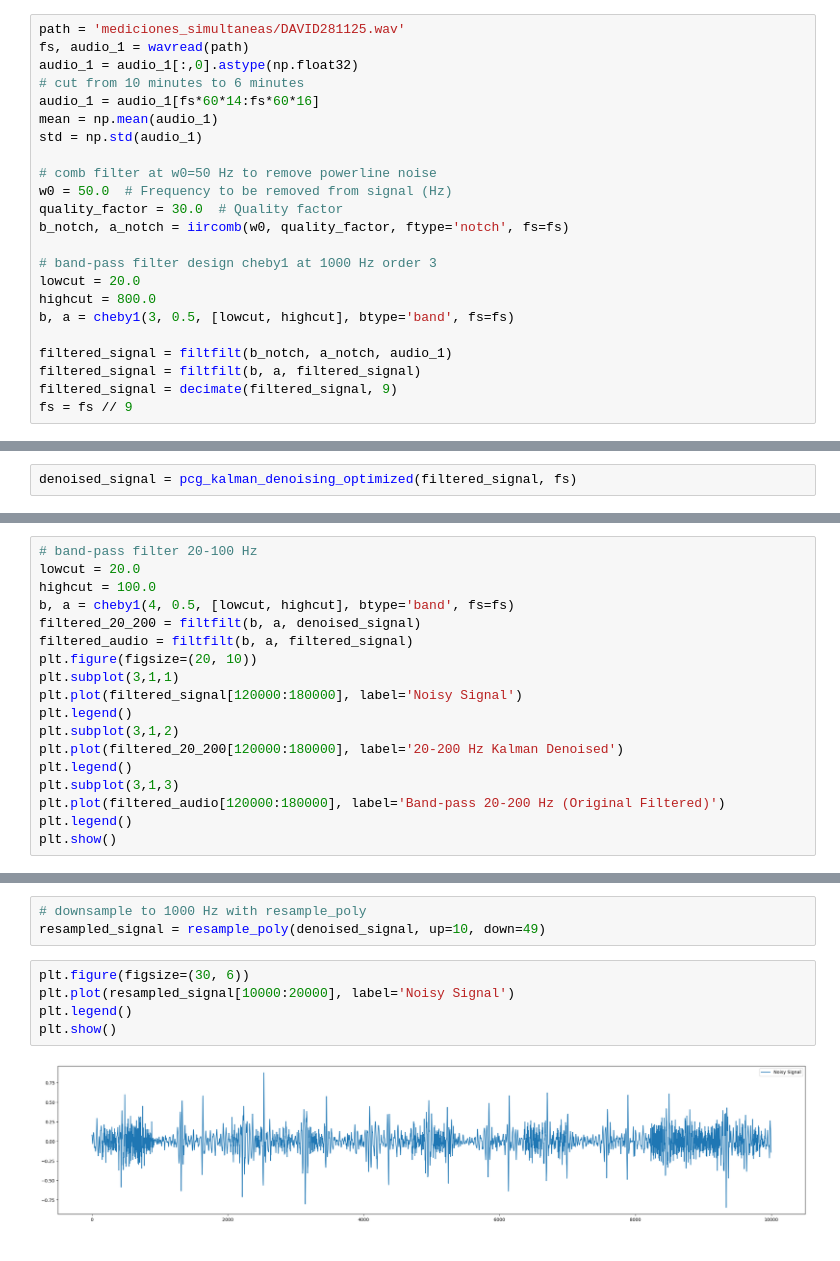
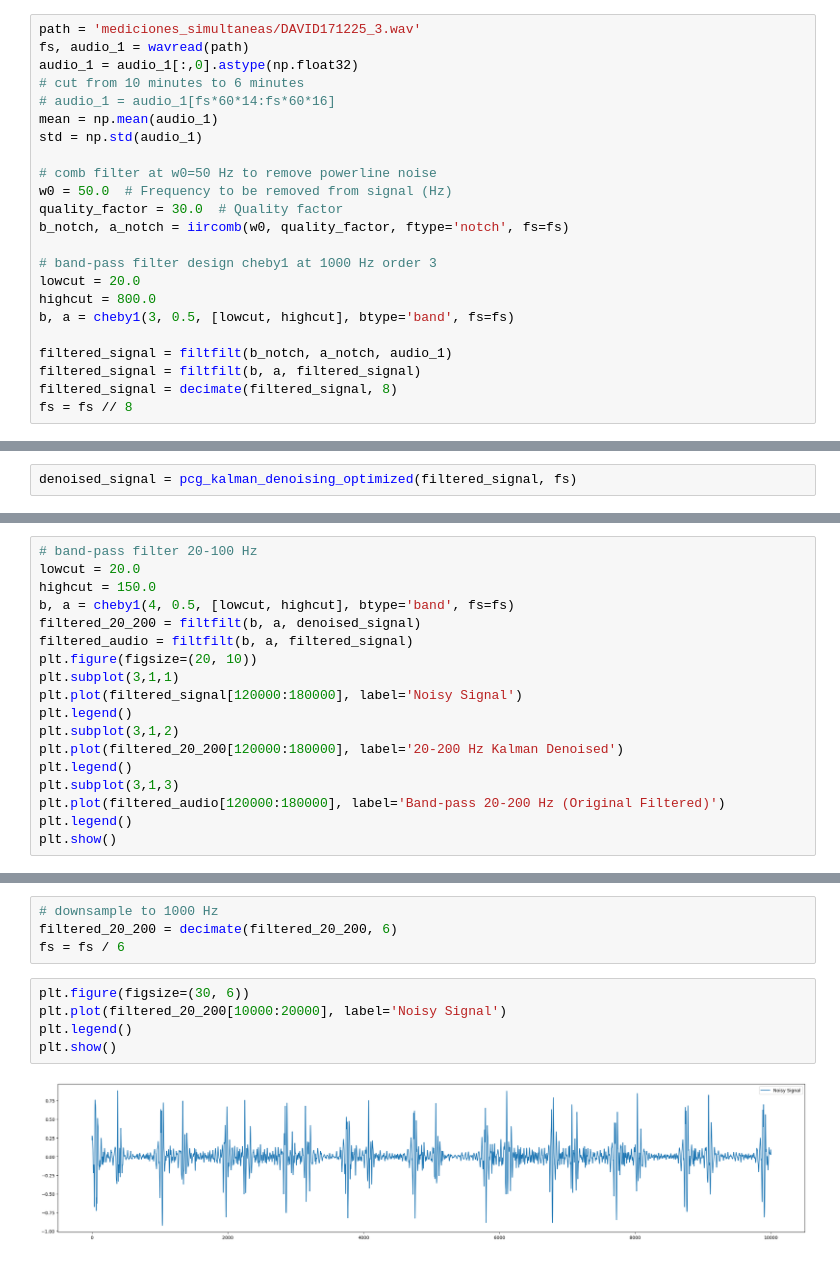
Before and after one commit to djorgeext/pcg-ecg-analysis, a Jupyter notebook: procesamiento_audio_crudo.ipynb, the cells around one changed output, grey strips where cells are left out. Saved outputs shown, nothing was run; the diff lists cells and outputs as text.

```diff
--- a/procesamiento_audio_crudo.ipynb
+++ b/procesamiento_audio_crudo.ipynb
@@ -8,11 +8,11 @@ import colorednoise as cn
 from statsmodels.regression.linear_model import yule_walker
 from numba import njit
 # %%
-path = 'mediciones_simultaneas/DAVID281125.wav'
+path = 'mediciones_simultaneas/DAVID171225_3.wav'
 fs, audio_1 = wavread(path)
 audio_1 = audio_1[:,0].astype(np.float32)
 # cut from 10 minutes to 6 minutes
-audio_1 = audio_1[fs*60*14:fs*60*16]
+# audio_1 = audio_1[fs*60*14:fs*60*16]
 mean = np.mean(audio_1)
 std = np.std(audio_1)
 
@@ -28,8 +28,8 @@ b, a = cheby1(3, 0.5, [lowcut, highcut], btype='band', fs=fs)
 
 filtered_signal = filtfilt(b_notch, a_notch, audio_1)
 filtered_signal = filtfilt(b, a, filtered_signal)
-filtered_signal = decimate(filtered_signal, 9)
-fs = fs // 9
+filtered_signal = decimate(filtered_signal, 8)
+fs = fs // 8
 # %%
 filtered_signal_fft = np.fft.fft(filtered_signal)
 freqs = np.linspace(0, fs/2, len(filtered_signal_fft)//2 + 1)
@@ -459,7 +459,7 @@ plt.show()
 # %%
 # band-pass filter 20-100 Hz
 lowcut = 20.0
-highcut = 100.0
+highcut = 150.0
 b, a = cheby1(4, 0.5, [lowcut, highcut], btype='band', fs=fs)
 filtered_20_200 = filtfilt(b, a, denoised_signal)
 filtered_audio = filtfilt(b, a, filtered_signal)
@@ -493,13 +493,14 @@ plt.show()
 # %%
-# downsample to 1000 Hz with resample_poly
-resampled_signal = resample_poly(denoised_signal, up=10, down=49)
+# downsample to 1000 Hz
+filtered_20_200 = decimate(filtered_20_200, 6)
+fs = fs / 6
 # %%
 plt.figure(figsize=(30, 6))
-plt.plot(resampled_signal[10000:20000], label='Noisy Signal')
+plt.plot(filtered_20_200[10000:20000], label='Noisy Signal')
 plt.legend()
 plt.show()
 # %% [output]
-[figure, old version]
+[figure, new version]
 # %%
 # write resampled signal to wav file
 from scipy.io.wavfile import write as wavwrite
```
Also changed, not shown: parts of 6 cells of this notebook, 6 other files.
